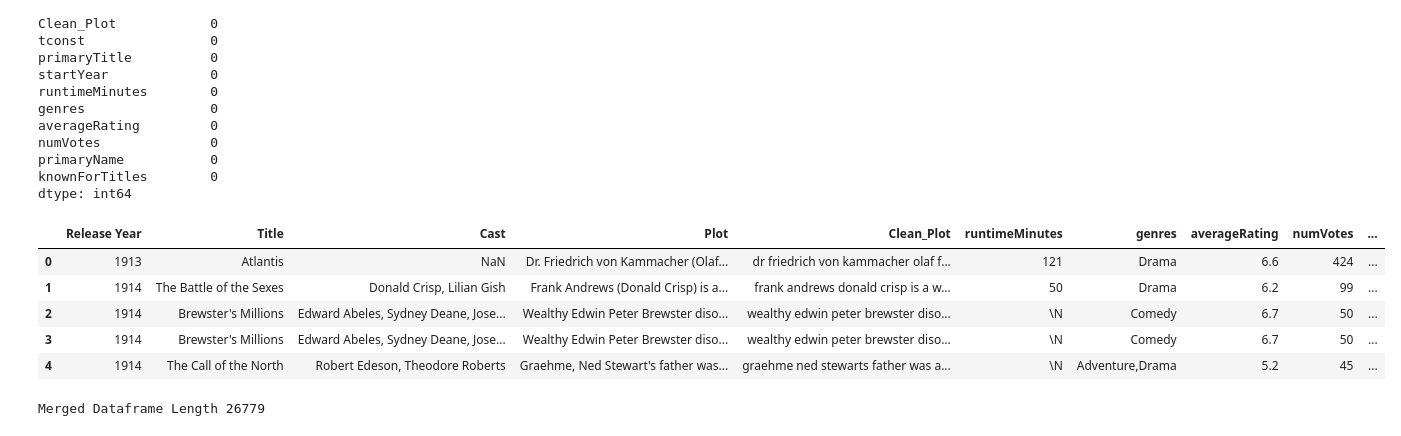
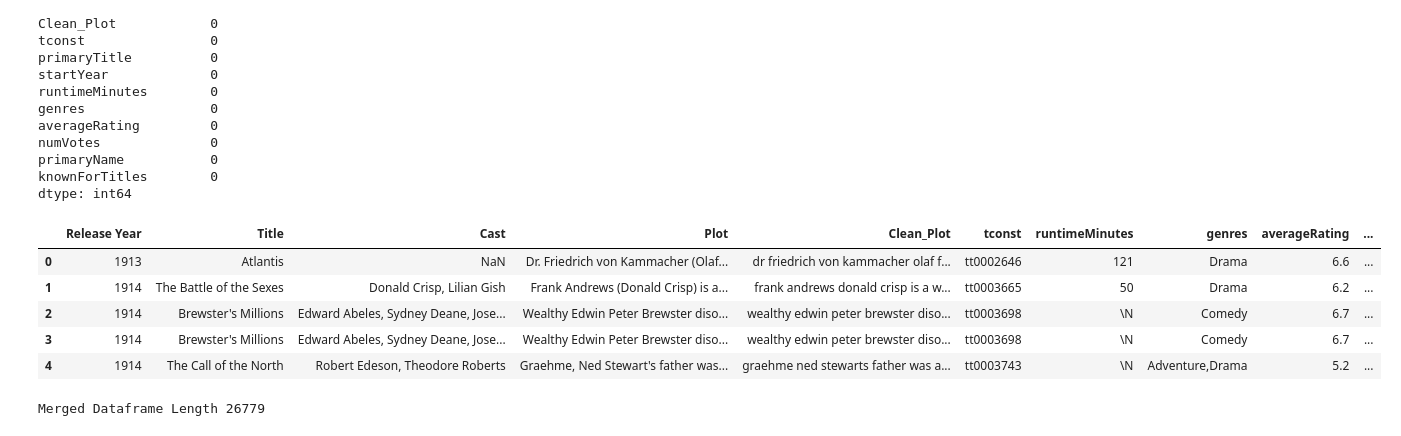
Before and after one commit to kevgross89/Apple-TV-Movie-Recommendation-Engine, a Jupyter notebook: What To Watch - Movie Recommendation Engine.ipynb, the cells around one changed output. Cells and saved outputs as stored; diff of their text form; code cells hidden in the pictures.

```diff
--- a/What To Watch - Movie Recommendation Engine.ipynb
+++ b/What To Watch - Movie Recommendation Engine.ipynb
@@ -674,18 +674,18 @@ dtype: int64
 # %%
 # Drop unnecessary columns
 imdb_wiki.drop(columns=['Origin/Ethnicity', 'Director', 'Wiki Page', 'primaryTitle',
-                                'startYear', 'Genre', 'tconst', 'knownForTitles'],
+                                'startYear', 'Genre', 'knownForTitles'],
                                 axis=1, inplace=True)
 
 # Preview results
 imdb_wiki.head()
 # %% [output]
-|  | Release Year | Title | Cast | Plot | Clean_Plot | runtimeMinutes | genres | averageRating | numVotes | ... |
-| 0 | 1913 | Atlantis | NaN | Dr. Friedrich von Kammacher (Olaf... | dr friedrich von kammacher olaf f... | 121 | Drama | 6.6 | 424 | ... |
-| 1 | 1914 | The Battle of the Sexes | Donald Crisp, Lilian Gish | Frank Andrews (Donald Crisp) is a... | frank andrews donald crisp is a w... | 50 | Drama | 6.2 | 99 | ... |
-| 2 | 1914 | Brewster's Millions | Edward Abeles, Sydney Deane, Jose... | Wealthy Edwin Peter Brewster diso... | wealthy edwin peter brewster diso... | \N | Comedy | 6.7 | 50 | ... |
-| 3 | 1914 | Brewster's Millions | Edward Abeles, Sydney Deane, Jose... | Wealthy Edwin Peter Brewster diso... | wealthy edwin peter brewster diso... | \N | Comedy | 6.7 | 50 | ... |
-| 4 | 1914 | The Call of the North | Robert Edeson, Theodore Roberts | Graehme, Ned Stewart's father was... | graehme ned stewarts father was a... | \N | Adventure,Drama | 5.2 | 45 | ... |
+|  | Release Year | Title | Cast | Plot | Clean_Plot | tconst | runtimeMinutes | genres | averageRating | ... |
+| 0 | 1913 | Atlantis | NaN | Dr. Friedrich von Kammacher (Olaf... | dr friedrich von kammacher olaf f... | tt0002646 | 121 | Drama | 6.6 | ... |
+| 1 | 1914 | The Battle of the Sexes | Donald Crisp, Lilian Gish | Frank Andrews (Donald Crisp) is a... | frank andrews donald crisp is a w... | tt0003665 | 50 | Drama | 6.2 | ... |
+| 2 | 1914 | Brewster's Millions | Edward Abeles, Sydney Deane, Jose... | Wealthy Edwin Peter Brewster diso... | wealthy edwin peter brewster diso... | tt0003698 | \N | Comedy | 6.7 | ... |
+| 3 | 1914 | Brewster's Millions | Edward Abeles, Sydney Deane, Jose... | Wealthy Edwin Peter Brewster diso... | wealthy edwin peter brewster diso... | tt0003698 | \N | Comedy | 6.7 | ... |
+| 4 | 1914 | The Call of the North | Robert Edeson, Theodore Roberts | Graehme, Ned Stewart's father was... | graehme ned stewarts father was a... | tt0003743 | \N | Adventure,Drama | 5.2 | ... |
 # %%
 print('Merged Dataframe Length', imdb_wiki.shape[0])
 # %% [output]
```
Also changed, not shown: parts of 34 cells of this notebook.
